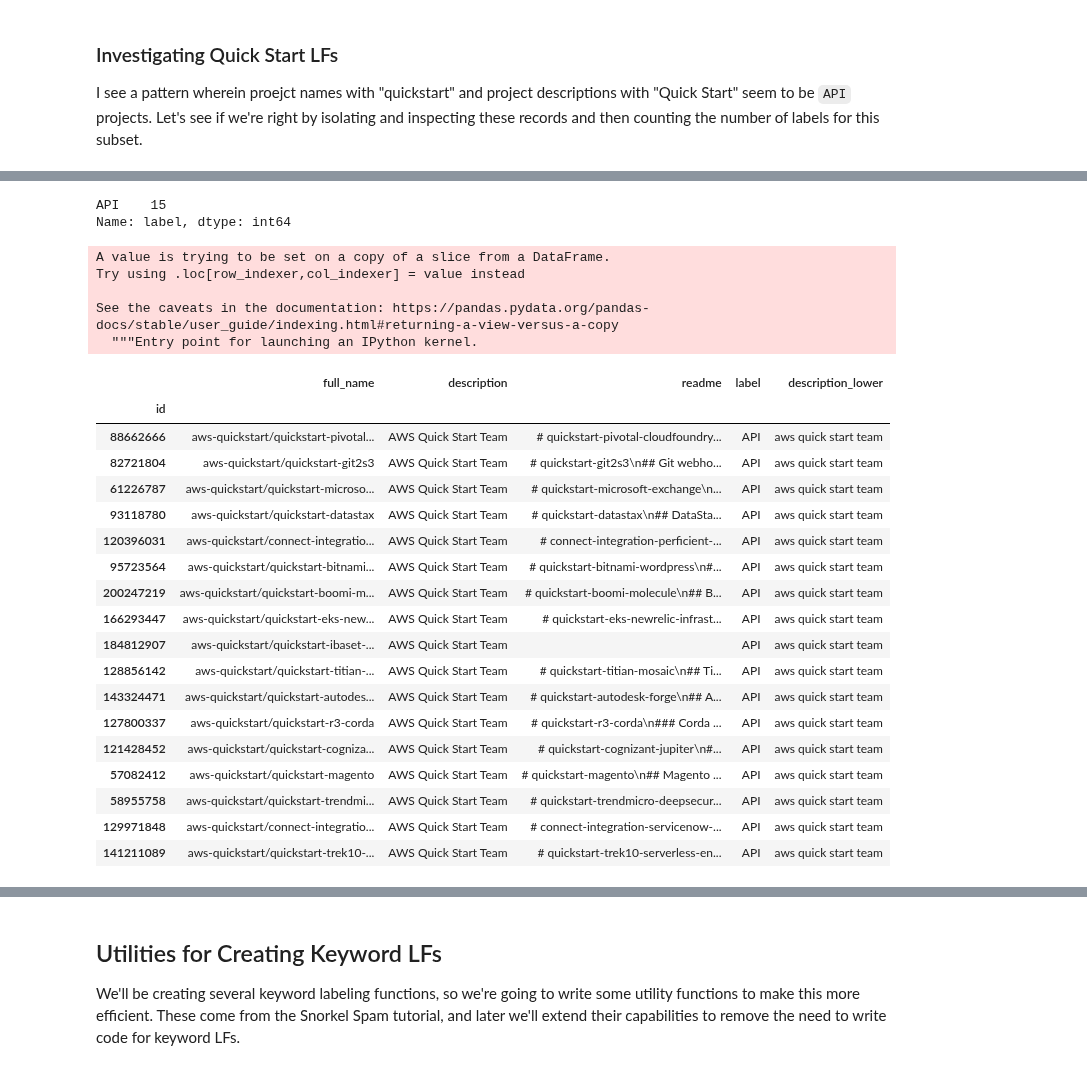
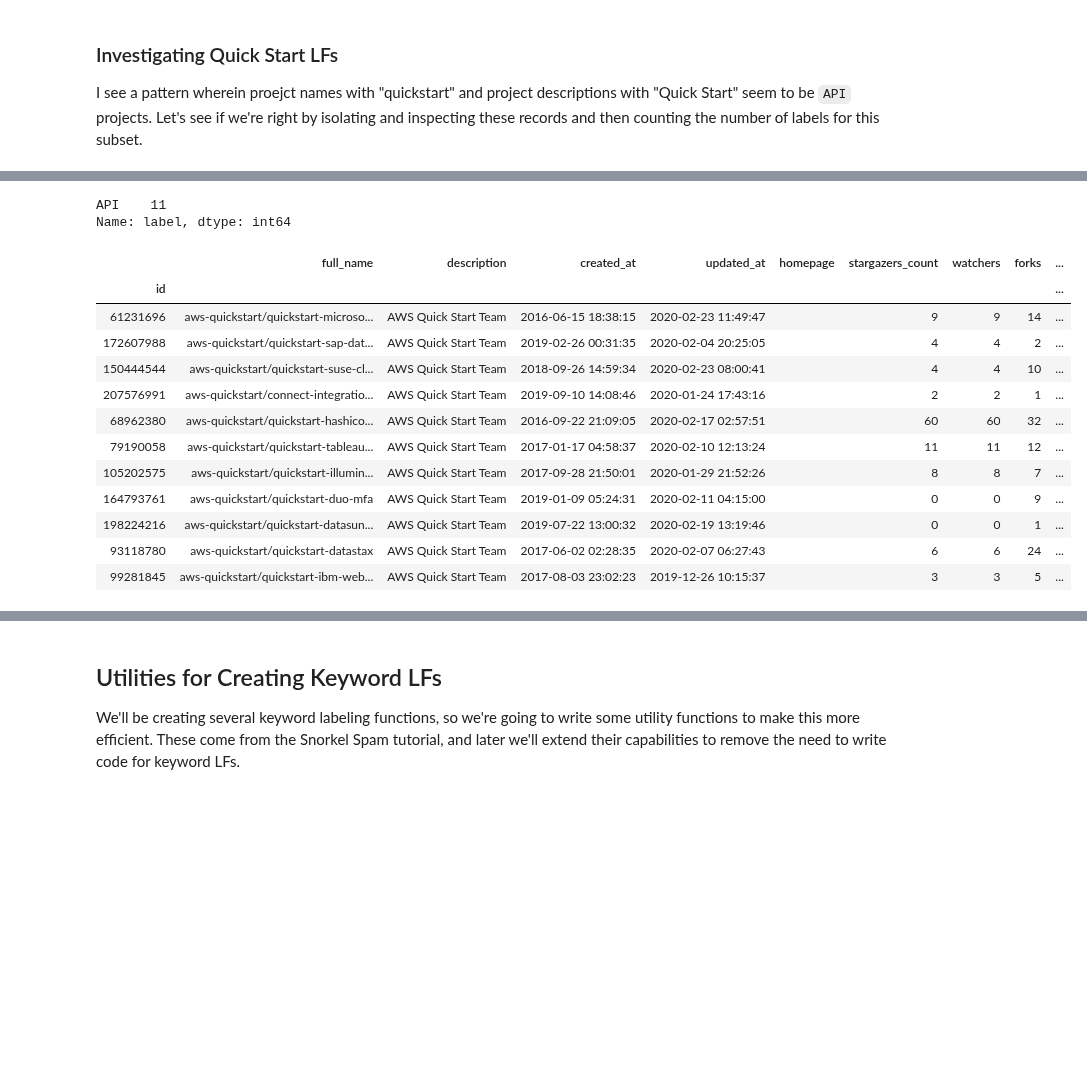
Before and after one commit to rjurney/weakly_supervised_learning_code, a Jupyter notebook: ch03/Introducing Snorkel.ipynb, the cells around one changed output, grey strips where cells are left out. Drawn from its saved outputs; the diff is of its cells as text; code cells hidden in the pictures; blank space fills up the shorter version.

Commit message:
In progress porting of amazon blog post work to finish chapter 3

```diff
--- a/ch03/Introducing Snorkel.ipynb
+++ b/ch03/Introducing Snorkel.ipynb
@@ -65,0 +46,33 @@ readme_df.head()
+# %%
+# Show all columns to see the data menu :)
+pd.options.display.max_columns = None
+
+# Load the labeled data made up of Github API data and Github READMEs
+df = pd.read_json('../data/amazon_github_repos.json.bz2', lines=True, compression='bz2')
+
+# Trim the fields so we can see the data
+df = df[[
+    'id',
+    'full_name',
+    'description',
+    'created_at',
+    'updated_at',
+    'homepage',
+    'stargazers_count',
+    'watchers',
+    'forks',
+    'open_issues',
+    'license',
+    'readme',
+    'label'
+]]
+
+df['license'] = df['license'].apply(lambda x: x['name'] if x and 'name' in x else '')
+
+# Remove empties to avoid spaCy processing errors
+df = df.fillna('')
+
+# Set the index to the project ID
+df = df.set_index('id')
+
+df.head()
@@ -100,7 +121,7 @@ Percentage of projects for Amazon products/APIs: 0.000%
 
 We throw out `DEAD`, `RESEARCH` and `OTHER` to focus on `API` vs `GENERAL` - is an open source project of general utility or is it a client to a company's commercial products? Highly imabalanced classes are hard to deal with when building a classifier, and 1:9 for `GENERAL`:`API` is bad enough.
 # %%
-df = readme_df[readme_df['label'].isin(['API', 'GENERAL'])]
+df = df[df['label'].isin(['API', 'GENERAL'])]
 
 print(f'Total records with API/GENERAL labels: {len(df.index):,}')
 
@@ -501,37 +517,25 @@ quickstart_name_df
 # %%
-quickstart_df['label'].value_counts()
+quickstart_name_df['label'].value_counts()
 # %% [output]
-API    15
+API    11
 Name: label, dtype: int64
 # %%
-dev_df['description_lower'] = dev_df['description'].str.lower()
-quickstart_desc_df = dev_df[dev_df['description_lower'].str.contains('quick start')]
+quickstart_desc_df = dev_df[dev_df['description'].str.lower().str.contains('quick start')]
 quickstart_desc_df
 # %% [output]
-A value is trying to be set on a copy of a slice from a DataFrame.
-Try using .loc[row_indexer,col_indexer] = value instead
-
-See the caveats in the documentation: https://pandas.pydata.org/pandas-docs/stable/user_guide/indexing.html#returning-a-view-versus-a-copy
-  """Entry point for launching an IPython kernel.
-|  | full_name | description | readme | label | description_lower |
-| id |  |  |  |  |  |
-| 88662666 | aws-quickstart/quickstart-pivotal... | AWS Quick Start Team | # quickstart-pivotal-cloudfoundry... | API | aws quick start team |
-| 82721804 | aws-quickstart/quickstart-git2s3 | AWS Quick Start Team | # quickstart-git2s3\n## Git webho... | API | aws quick start team |
-| 61226787 | aws-quickstart/quickstart-microso... | AWS Quick Start Team | # quickstart-microsoft-exchange\n... | API | aws quick start team |
-| 93118780 | aws-quickstart/quickstart-datastax | AWS Quick Start Team | # quickstart-datastax\n## DataSta... | API | aws quick start team |
-| 120396031 | aws-quickstart/connect-integratio... | AWS Quick Start Team | # connect-integration-perficient-... | API | aws quick start team |
-| 95723564 | aws-quickstart/quickstart-bitnami... | AWS Quick Start Team | # quickstart-bitnami-wordpress\n#... | API | aws quick start team |
-| 200247219 | aws-quickstart/quickstart-boomi-m... | AWS Quick Start Team | # quickstart-boomi-molecule\n## B... | API | aws quick start team |
-| 166293447 | aws-quickstart/quickstart-eks-new... | AWS Quick Start Team | # quickstart-eks-newrelic-infrast... | API | aws quick start team |
-| 184812907 | aws-quickstart/quickstart-ibaset-... | AWS Quick Start Team |  | API | aws quick start team |
-| 128856142 | aws-quickstart/quickstart-titian-... | AWS Quick Start Team | # quickstart-titian-mosaic\n## Ti... | API | aws quick start team |
-| 143324471 | aws-quickstart/quickstart-autodes... | AWS Quick Start Team | # quickstart-autodesk-forge\n## A... | API | aws quick start team |
-| 127800337 | aws-quickstart/quickstart-r3-corda | AWS Quick Start Team | # quickstart-r3-corda\n### Corda ... | API | aws quick start team |
-| 121428452 | aws-quickstart/quickstart-cogniza... | AWS Quick Start Team | # quickstart-cognizant-jupiter\n#... | API | aws quick start team |
-| 57082412 | aws-quickstart/quickstart-magento | AWS Quick Start Team | # quickstart-magento\n## Magento ... | API | aws quick start team |
-| 58955758 | aws-quickstart/quickstart-trendmi... | AWS Quick Start Team | # quickstart-trendmicro-deepsecur... | API | aws quick start team |
-| 129971848 | aws-quickstart/connect-integratio... | AWS Quick Start Team | # connect-integration-servicenow-... | API | aws quick start team |
-| 141211089 | aws-quickstart/quickstart-trek10-... | AWS Quick Start Team | # quickstart-trek10-serverless-en... | API | aws quick start team |
+|  | full_name | description | created_at | updated_at | homepage | stargazers_count | watchers | forks | ... |
+| id |  |  |  |  |  |  |  |  | ... |
+| 61231696 | aws-quickstart/quickstart-microso... | AWS Quick Start Team | 2016-06-15 18:38:15 | 2020-02-23 11:49:47 |  | 9 | 9 | 14 | ... |
+| 172607988 | aws-quickstart/quickstart-sap-dat... | AWS Quick Start Team | 2019-02-26 00:31:35 | 2020-02-04 20:25:05 |  | 4 | 4 | 2 | ... |
+| 150444544 | aws-quickstart/quickstart-suse-cl... | AWS Quick Start Team | 2018-09-26 14:59:34 | 2020-02-23 08:00:41 |  | 4 | 4 | 10 | ... |
+| 207576991 | aws-quickstart/connect-integratio... | AWS Quick Start Team | 2019-09-10 14:08:46 | 2020-01-24 17:43:16 |  | 2 | 2 | 1 | ... |
+| 68962380 | aws-quickstart/quickstart-hashico... | AWS Quick Start Team | 2016-09-22 21:09:05 | 2020-02-17 02:57:51 |  | 60 | 60 | 32 | ... |
+| 79190058 | aws-quickstart/quickstart-tableau... | AWS Quick Start Team | 2017-01-17 04:58:37 | 2020-02-10 12:13:24 |  | 11 | 11 | 12 | ... |
+| 105202575 | aws-quickstart/quickstart-illumin... | AWS Quick Start Team | 2017-09-28 21:50:01 | 2020-01-29 21:52:26 |  | 8 | 8 | 7 | ... |
+| 164793761 | aws-quickstart/quickstart-duo-mfa | AWS Quick Start Team | 2019-01-09 05:24:31 | 2020-02-11 04:15:00 |  | 0 | 0 | 9 | ... |
+| 198224216 | aws-quickstart/quickstart-datasun... | AWS Quick Start Team | 2019-07-22 13:00:32 | 2020-02-19 13:19:46 |  | 0 | 0 | 1 | ... |
+| 93118780 | aws-quickstart/quickstart-datastax | AWS Quick Start Team | 2017-06-02 02:28:35 | 2020-02-07 06:27:43 |  | 6 | 6 | 24 | ... |
+| 99281845 | aws-quickstart/quickstart-ibm-web... | AWS Quick Start Team | 2017-08-03 23:02:23 | 2019-12-26 10:15:37 |  | 3 | 3 | 5 | ... |
 # %%
 quickstart_desc_df['label'].value_counts()
 # %% [output]
```
Also changed, not shown: parts of 41 cells of this notebook.
